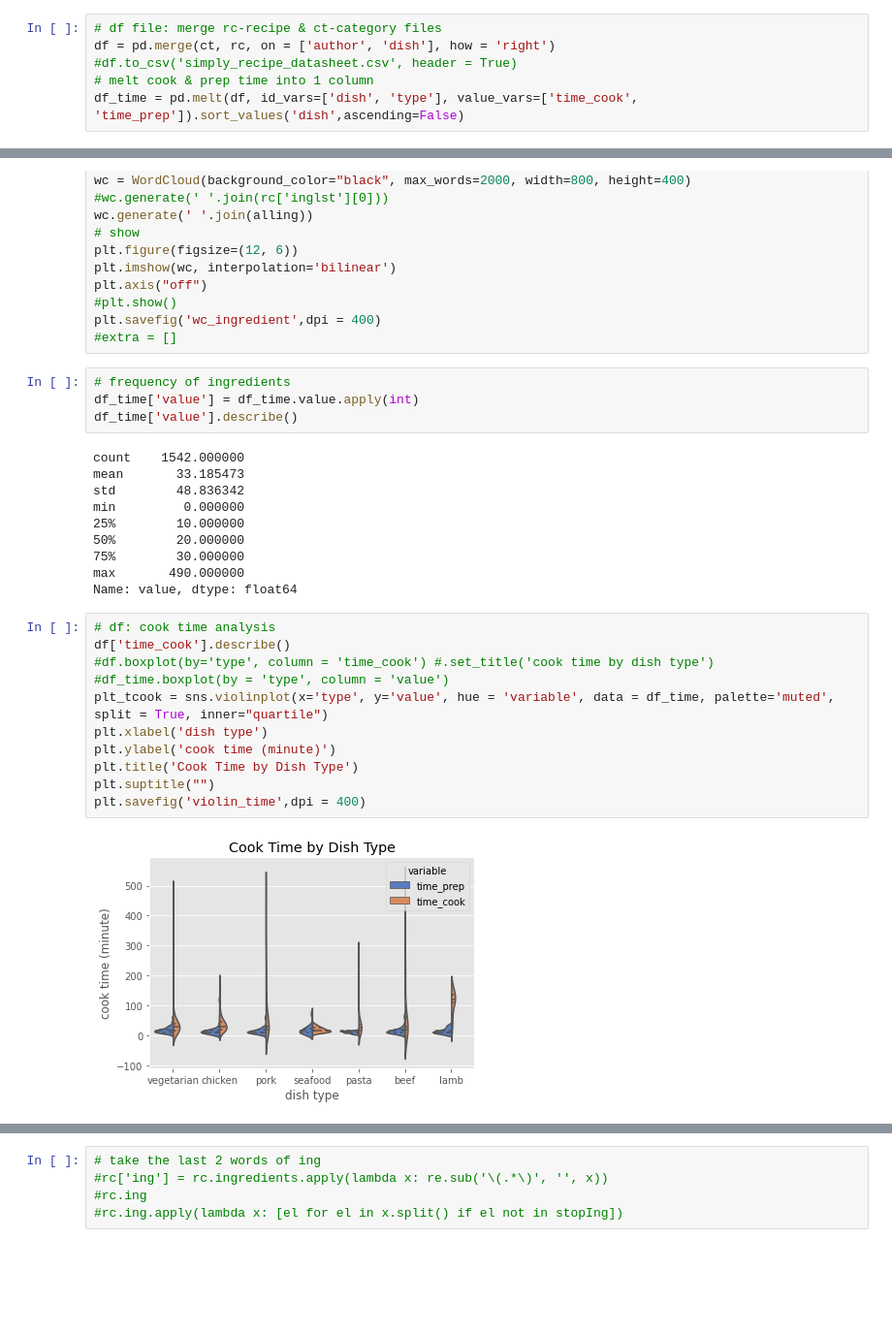
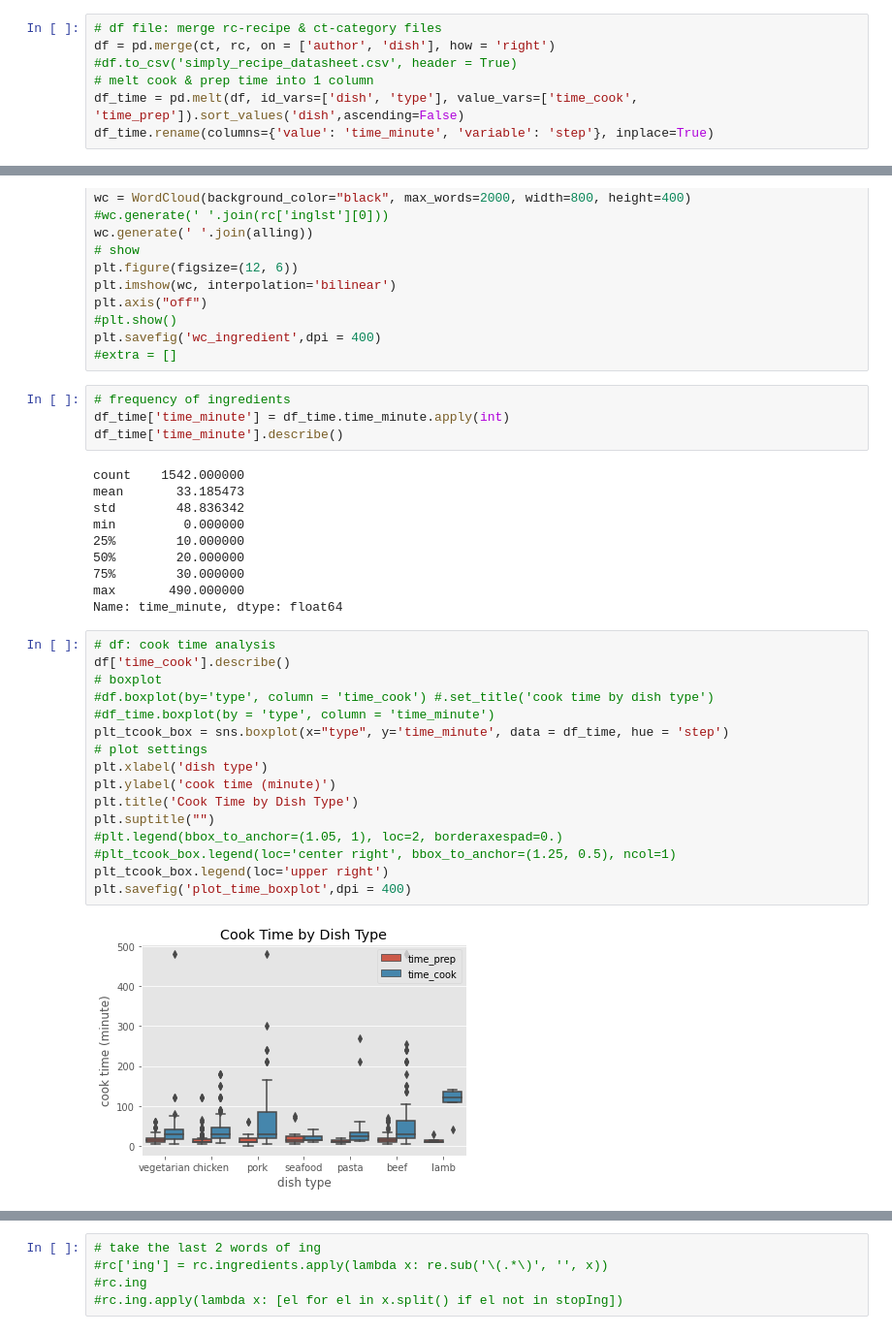
Before and after one commit to microwolf/Scrapy-simplyrecipes, a Jupyter notebook: recipes.ipynb, the cells around one changed output, grey strips where cells are left out. Shown at 97% size. Saved outputs shown, nothing was run; the diff lists cells and outputs as text; blank space fills up the shorter version.

```diff
--- a/recipes.ipynb
+++ b/recipes.ipynb
@@ -133,6 +137,7 @@ df = pd.merge(ct, rc, on = ['author', 'dish'], how = 'right')
 #df.to_csv('simply_recipe_datasheet.csv', header = True)
 # melt cook & prep time into 1 column
 df_time = pd.melt(df, id_vars=['dish', 'type'], value_vars=['time_cook', 'time_prep']).sort_values('dish',ascending=False)
+df_time.rename(columns={'value': 'time_minute', 'variable': 'step'}, inplace=True)
 # %%
 # df: ingredient lists word cloud
 inglst_values = df.inglst.values
@@ -152,8 +157,8 @@ plt.savefig('wc_ingredient',dpi = 400)
 #extra = []
 # %%
 # frequency of ingredients
-df_time['value'] = df_time.value.apply(int)
-df_time['value'].describe()
+df_time['time_minute'] = df_time.time_minute.apply(int)
+df_time['time_minute'].describe()
 # %% [output]
 count    1542.000000
 mean       33.185473
@@ -163,17 +168,22 @@ min         0.000000
 50%        20.000000
 75%        30.000000
 max       490.000000
-Name: value, dtype: float64
+Name: time_minute, dtype: float64
 # %%
 # df: cook time analysis
 df['time_cook'].describe()
+# boxplot
 #df.boxplot(by='type', column = 'time_cook') #.set_title('cook time by dish type')
-#df_time.boxplot(by = 'type', column = 'value')
-plt_tcook = sns.violinplot(x='type', y='value', hue = 'variable', data = df_time, palette='muted', split = True, inner="quartile")
+#df_time.boxplot(by = 'type', column = 'time_minute')
+plt_tcook_box = sns.boxplot(x="type", y='time_minute', data = df_time, hue = 'step')
+# plot settings
 plt.xlabel('dish type')
 plt.ylabel('cook time (minute)')
 plt.title('Cook Time by Dish Type')
 plt.suptitle("")
-plt.savefig('violin_time',dpi = 400)
+#plt.legend(bbox_to_anchor=(1.05, 1), loc=2, borderaxespad=0.)
+#plt_tcook_box.legend(loc='center right', bbox_to_anchor=(1.25, 0.5), ncol=1)
+plt_tcook_box.legend(loc='upper right')
+plt.savefig('plot_time_boxplot',dpi = 400)
 # %% [output]
-[figure, old version]
+[figure, new version]
```
Also changed, not shown: parts of 9 cells of this notebook, 9 other files.
